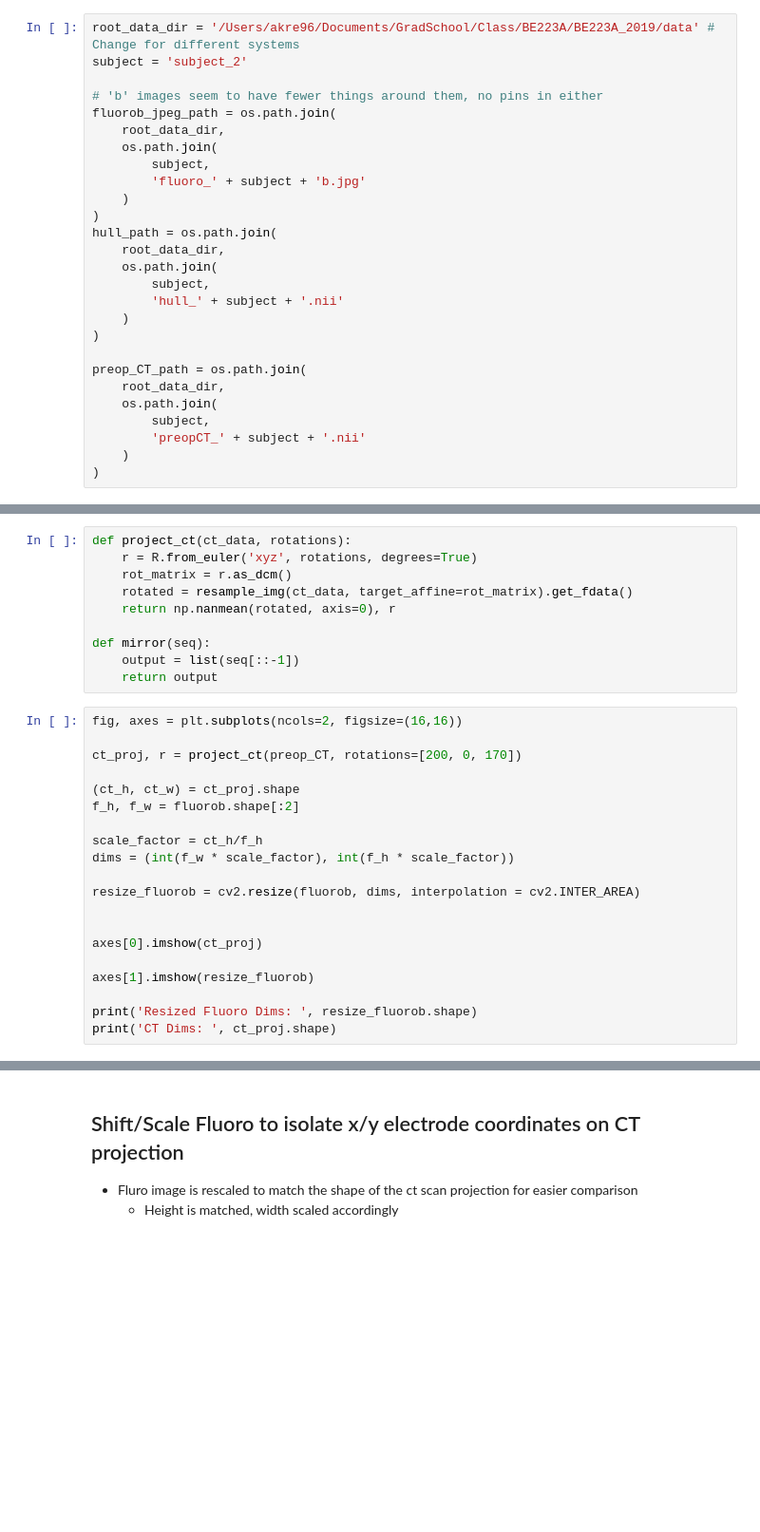
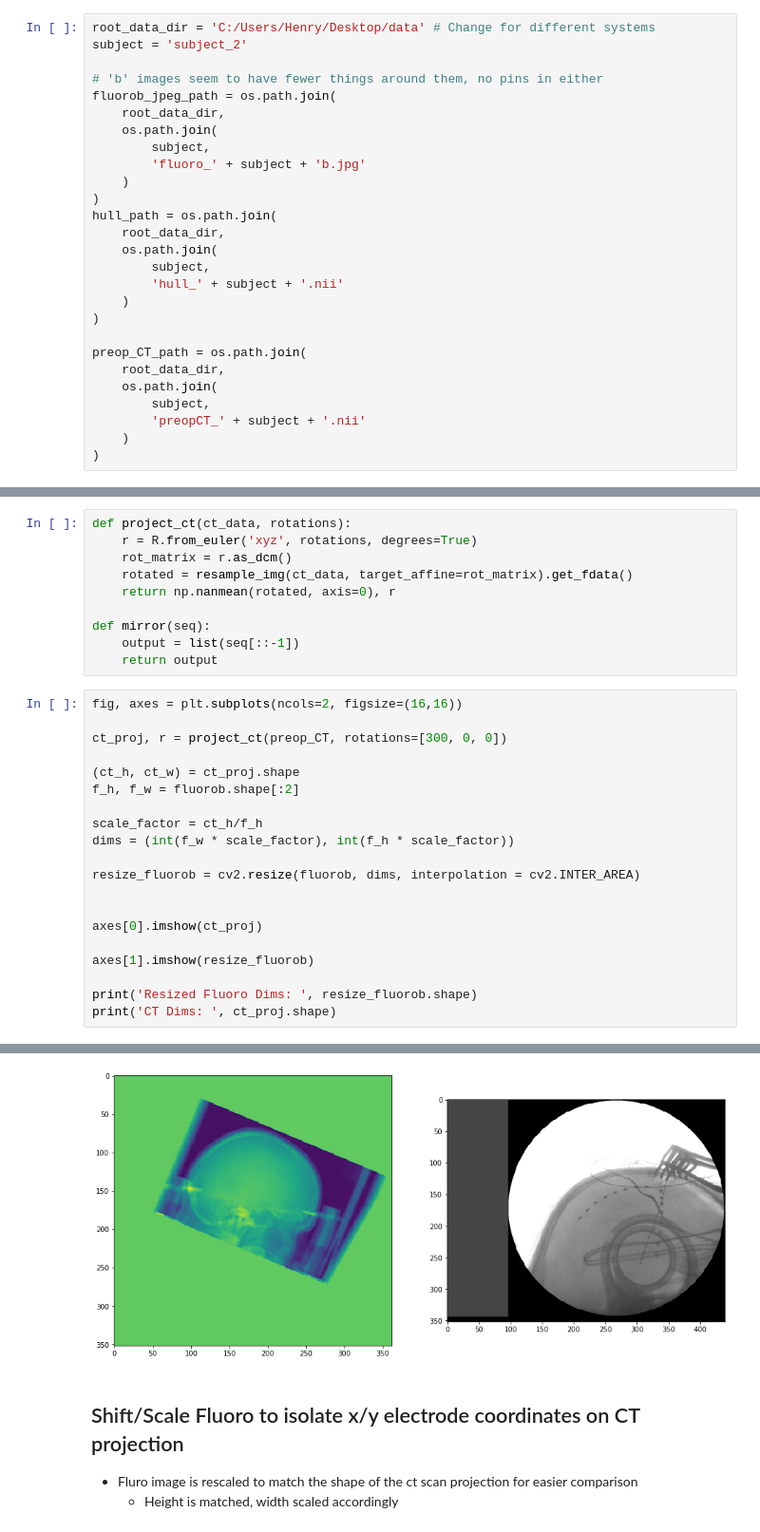
Before and after one commit to wspeier1/BE223A_2019, a Jupyter notebook: subject2_manual_SA/manual_subject2_hz.ipynb, the cells around one changed output, grey strips where cells are left out. Shown at 95% size. Cells and saved outputs as stored; diff of their text form; blank space fills up the shorter version.

```diff
--- a/subject2_manual_SA/manual_subject2_hz.ipynb
+++ b/subject2_manual_SA/manual_subject2_hz.ipynb
@@ -12,7 +11,7 @@ import matplotlib.transforms as mtransforms
 import cv2
 from scipy.spatial.transform import Rotation as R
 # %%
-root_data_dir = '/Users/akre96/Documents/GradSchool/Class/BE223A/BE223A_2019/data' # Change for different systems
+root_data_dir = 'C:/Users/Henry/Desktop/data' # Change for different systems
 subject = 'subject_2'
 
 # 'b' images seem to have fewer things around them, no pins in either
@@ -88,7 +87,7 @@ def mirror(seq):
 # %%
 fig, axes = plt.subplots(ncols=2, figsize=(16,16))
 
-ct_proj, r = project_ct(preop_CT, rotations=[200, 0, 170])
+ct_proj, r = project_ct(preop_CT, rotations=[300, 0, 0])
 
 (ct_h, ct_w) = ct_proj.shape
 f_h, f_w = fluorob.shape[:2]
@@ -112,3 +110,4 @@ CT Dims:  (361, 344)
+[figure, added]
 # %% [markdown]
 ## Shift/Scale Fluoro to isolate x/y electrode coordinates on CT projection
 
```
Also changed, not shown: parts of 3 cells of this notebook.
